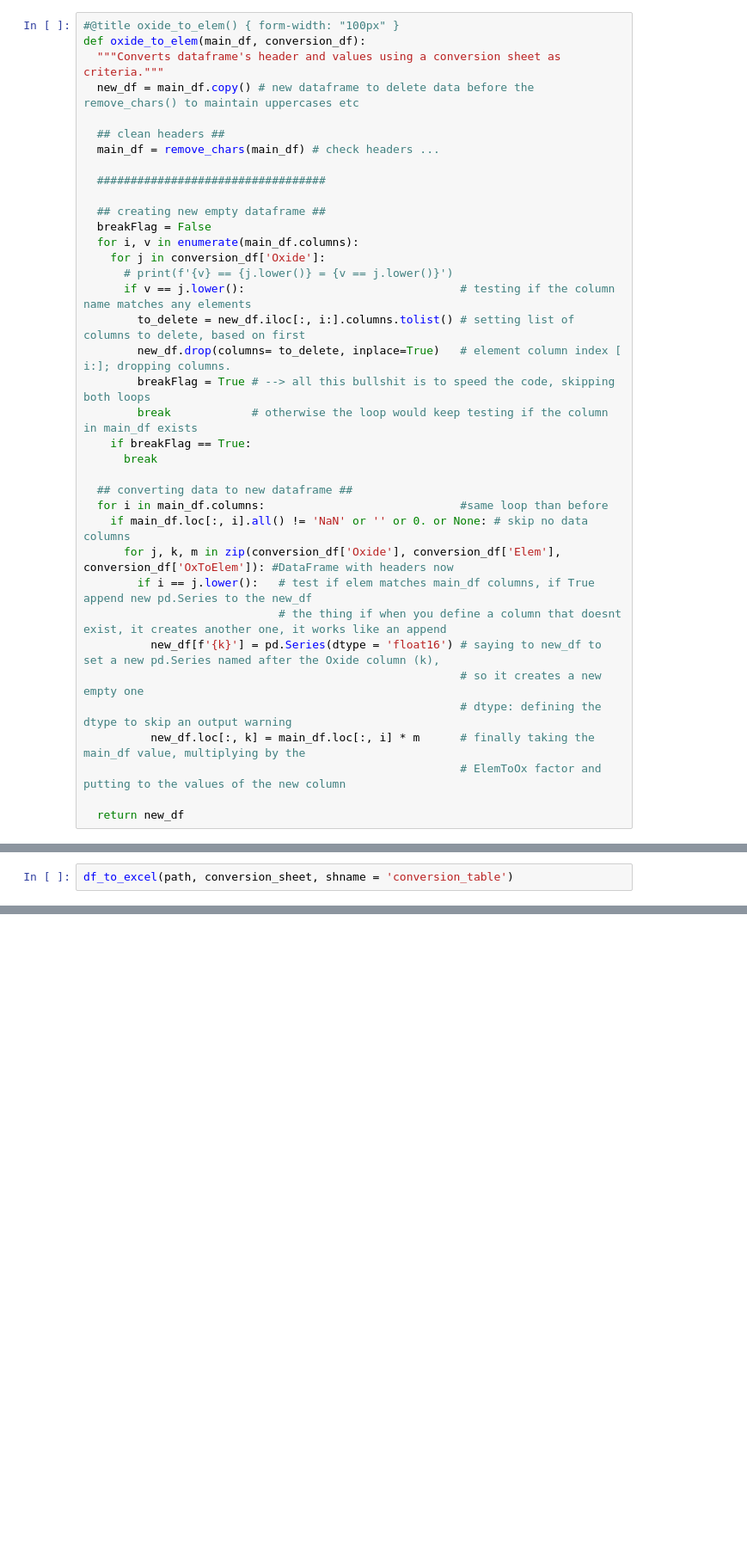
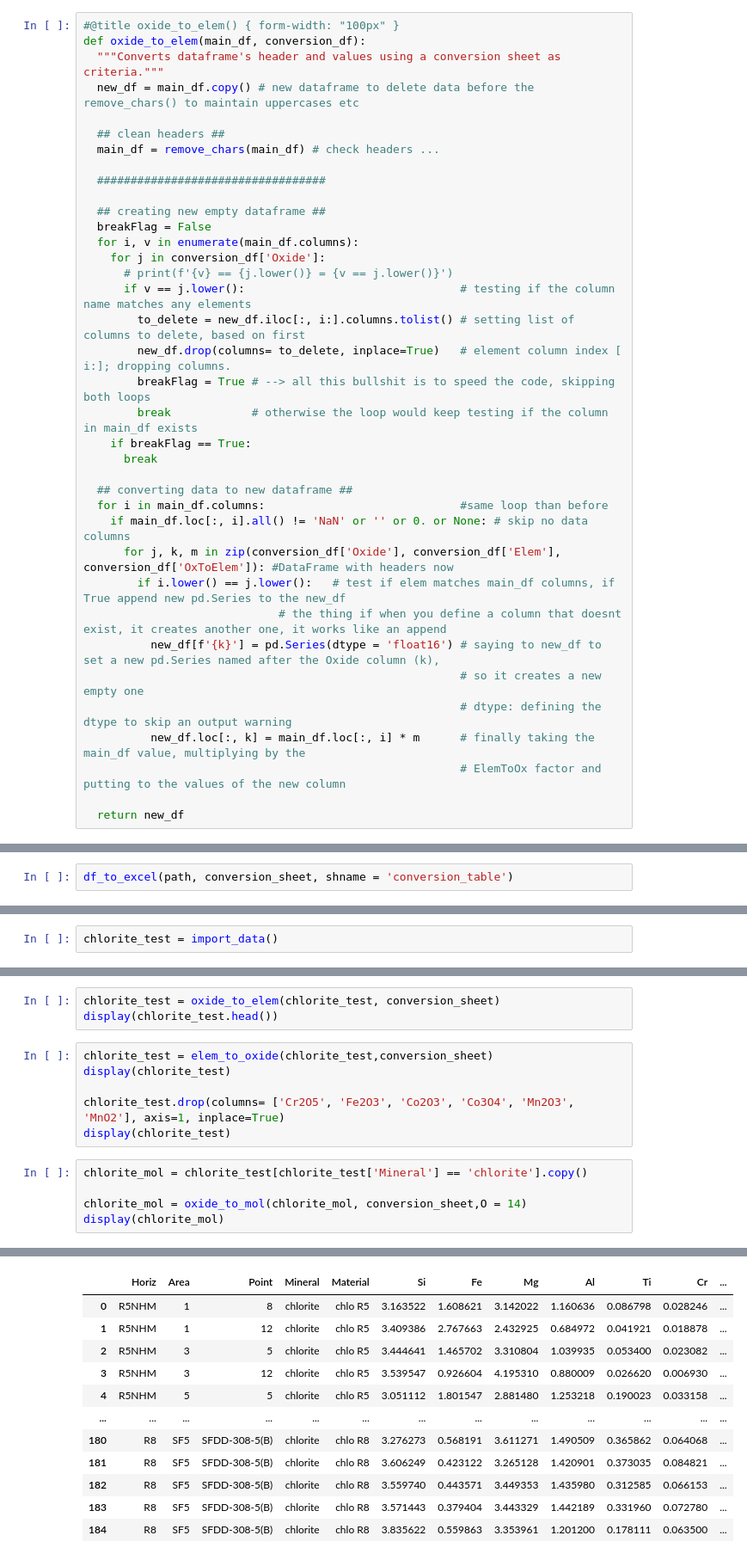
Before and after one commit to mattlamachado/Element_Oxide_Conversor, a Jupyter notebook: element_oxide_conversor_1.1.ipynb, the cells around one changed output, grey strips where cells are left out. Shown: that part at 86% size. Saved outputs shown, nothing was run; the diff lists cells and outputs as text; blank space fills up the shorter version.

Commit message:
mineral mol conversion test

```diff
--- a/element_oxide_conversor_1.1.ipynb
+++ b/element_oxide_conversor_1.1.ipynb
@@ -159,7 +159,7 @@ def oxide_to_elem(main_df, conversion_df):
   for i in main_df.columns:                             #same loop than before
     if main_df.loc[:, i].all() != 'NaN' or '' or 0. or None: # skip no data columns
       for j, k, m in zip(conversion_df['Oxide'], conversion_df['Elem'], conversion_df['OxToElem']): #DataFrame with headers now
-        if i == j.lower():   # test if elem matches main_df columns, if True append new pd.Series to the new_df
+        if i.lower() == j.lower():   # test if elem matches main_df columns, if True append new pd.Series to the new_df
                              # the thing if when you define a column that doesnt exist, it creates another one, it works like an append
           new_df[f'{k}'] = pd.Series(dtype = 'float16') # saying to new_df to set a new pd.Series named after the Oxide column (k),
                                                         # so it creates a new empty one
@@ -370,0 +373,2 @@ df_to_excel(path, conversion_sheet, shname = 'conversion_table')
+# %%
+chlorite_test = import_data()
@@ -370,0 +404,15 @@ df_to_excel(path, conversion_sheet, shname = 'conversion_table')
+# %%
+chlorite_test = oxide_to_elem(chlorite_test, conversion_sheet)
+display(chlorite_test.head())
+# %%
+chlorite_test = elem_to_oxide(chlorite_test,conversion_sheet)
+display(chlorite_test)
+
+chlorite_test.drop(columns= ['Cr2O5', 'Fe2O3', 'Co2O3', 'Co3O4', 'Mn2O3', 'MnO2'], axis=1, inplace=True)
+display(chlorite_test)
+# %%
+chlorite_mol = chlorite_test[chlorite_test['Mineral'] == 'chlorite'].copy()
+
+chlorite_mol = oxide_to_mol(chlorite_mol, conversion_sheet,O = 14)
+display(chlorite_mol)
+# %% [output]
@@ -370,0 +424,12 @@ df_to_excel(path, conversion_sheet, shname = 'conversion_table')
+|  | Horiz | Area | Point | Mineral | Material | Si | Fe | Mg | Al | Ti | Cr | ... |
+| 0 | R5NHM | 1 | 8 | chlorite | chlo R5 | 3.163522 | 1.608621 | 3.142022 | 1.160636 | 0.086798 | 0.028246 | ... |
+| 1 | R5NHM | 1 | 12 | chlorite | chlo R5 | 3.409386 | 2.767663 | 2.432925 | 0.684972 | 0.041921 | 0.018878 | ... |
+| 2 | R5NHM | 3 | 5 | chlorite | chlo R5 | 3.444641 | 1.465702 | 3.310804 | 1.039935 | 0.053400 | 0.023082 | ... |
+| 3 | R5NHM | 3 | 12 | chlorite | chlo R5 | 3.539547 | 0.926604 | 4.195310 | 0.880009 | 0.026620 | 0.006930 | ... |
+| 4 | R5NHM | 5 | 5 | chlorite | chlo R5 | 3.051112 | 1.801547 | 2.881480 | 1.253218 | 0.190023 | 0.033158 | ... |
+| ... | ... | ... | ... | ... | ... | ... | ... | ... | ... | ... | ... | ... |
+| 180 | R8 | SF5 | SFDD-308-5(B) | chlorite | chlo R8 | 3.276273 | 0.568191 | 3.611271 | 1.490509 | 0.365862 | 0.064068 | ... |
+| 181 | R8 | SF5 | SFDD-308-5(B) | chlorite | chlo R8 | 3.606249 | 0.423122 | 3.265128 | 1.420901 | 0.373035 | 0.084821 | ... |
+| 182 | R8 | SF5 | SFDD-308-5(B) | chlorite | chlo R8 | 3.559740 | 0.443571 | 3.449353 | 1.435980 | 0.312585 | 0.066153 | ... |
+| 183 | R8 | SF5 | SFDD-308-5(B) | chlorite | chlo R8 | 3.571443 | 0.379404 | 3.443329 | 1.442189 | 0.331960 | 0.072780 | ... |
+| 184 | R8 | SF5 | SFDD-308-5(B) | chlorite | chlo R8 | 3.835622 | 0.559863 | 3.353961 | 1.201200 | 0.178111 | 0.063500 | ... |
```
Also changed, not shown: parts of 8 cells of this notebook, 3 other files.
